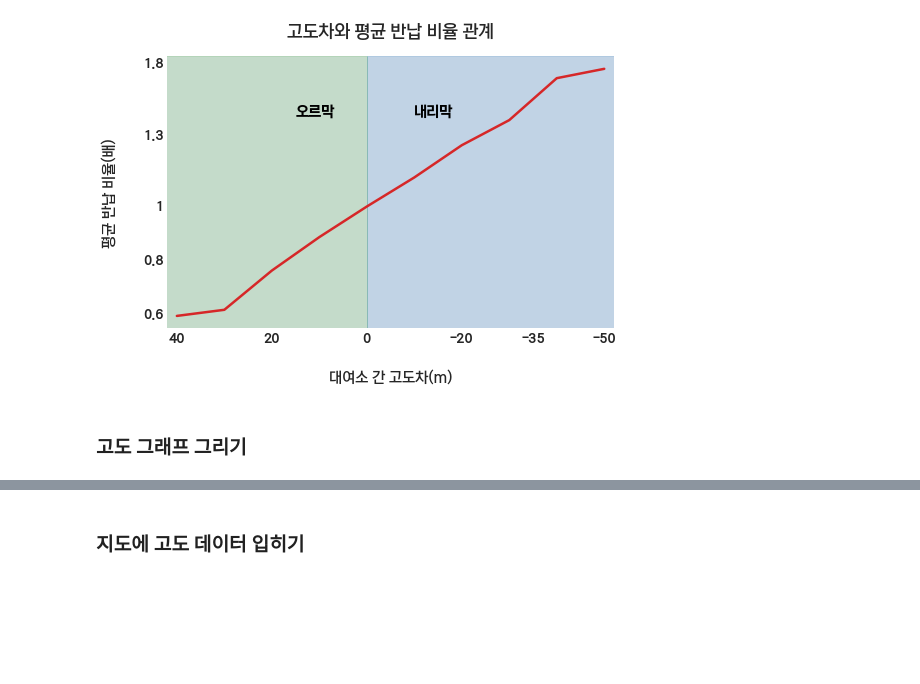
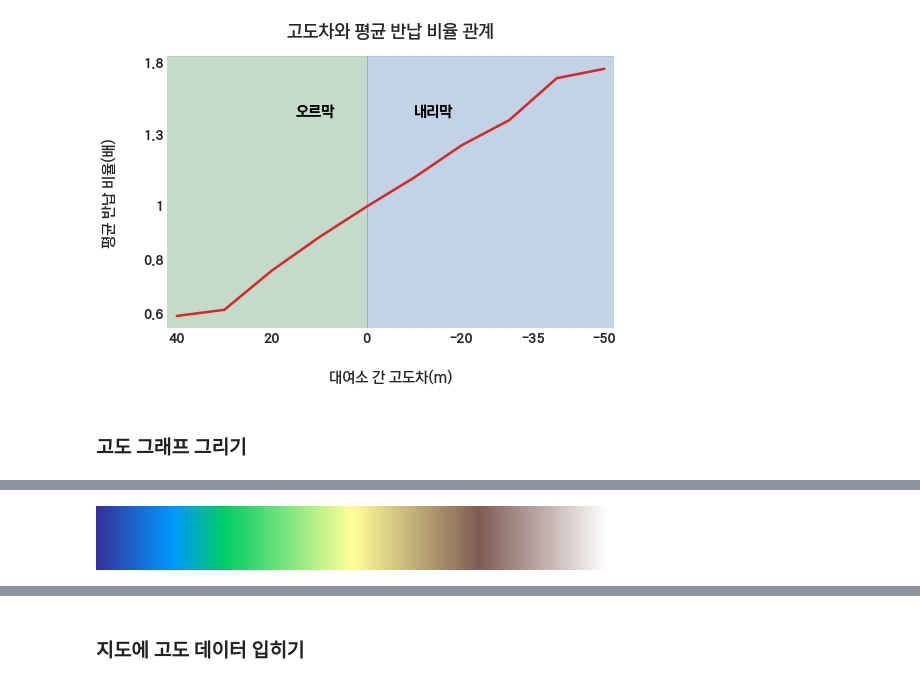
Before and after one commit to yangoos57/seoulBikeProject, a Jupyter notebook: backend/ExtractBikeTourplots.ipynb, the cells around one changed output, grey strips where cells are left out. Saved outputs shown, nothing was run; the diff lists cells and outputs as text; code cells hidden in the pictures; blank space fills up the shorter version.

```diff
--- a/backend/ExtractBikeTourplots.ipynb
+++ b/backend/ExtractBikeTourplots.ipynb
@@ -1029,15 +1037,17 @@ plt.scatter(seoulGeo['longtitude'],seoulGeo['latitude'])
 # %%
 from matplotlib.colors import LinearSegmentedColormap
 
 def chop_cmap_frac(cmap: LinearSegmentedColormap, frac: float) -> LinearSegmentedColormap:
     """Chops off the beginning `frac` fraction of a colormap."""
     cmap_as_array = cmap(np.arange(256))
     cmap_as_array = cmap_as_array[int(frac * len(cmap_as_array)):]
     return LinearSegmentedColormap.from_list(cmap.name + f"_frac{frac}", cmap_as_array)
 
-cmap = plt.cm.jet
+cmap = plt.cm.terrain
 # cmap = chop_cmap_frac(cmap, 0.1)
 cmap
+# %% [output]
+[figure, added]
 # %%
 import geojsoncontour
 from scipy.interpolate import griddata
```
Also changed, not shown: parts of 11 cells of this notebook, 10 other files.
